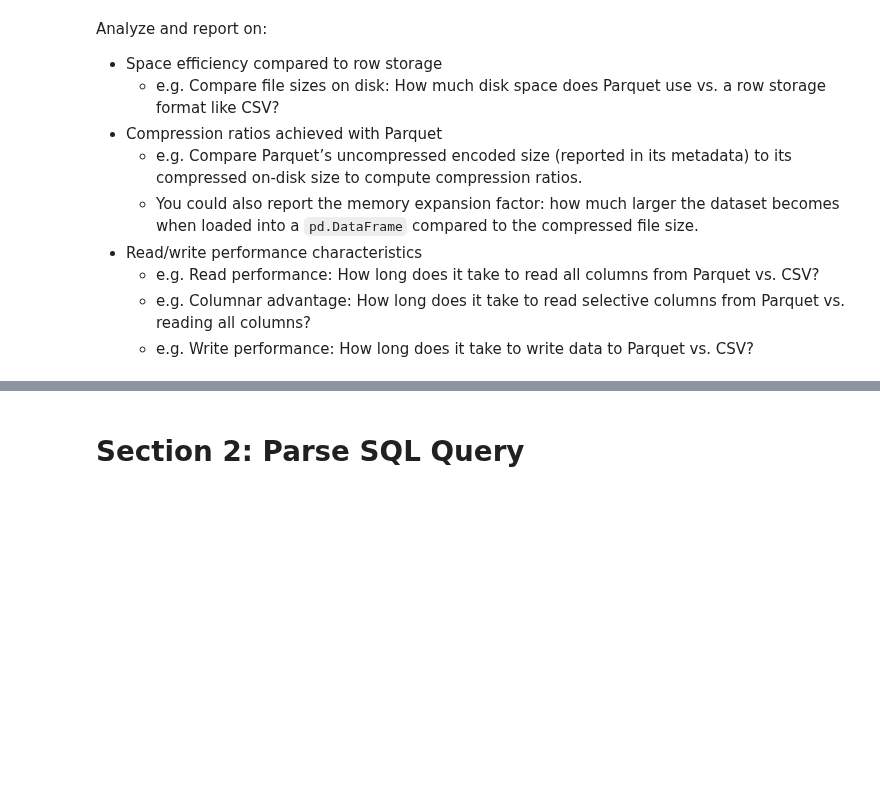
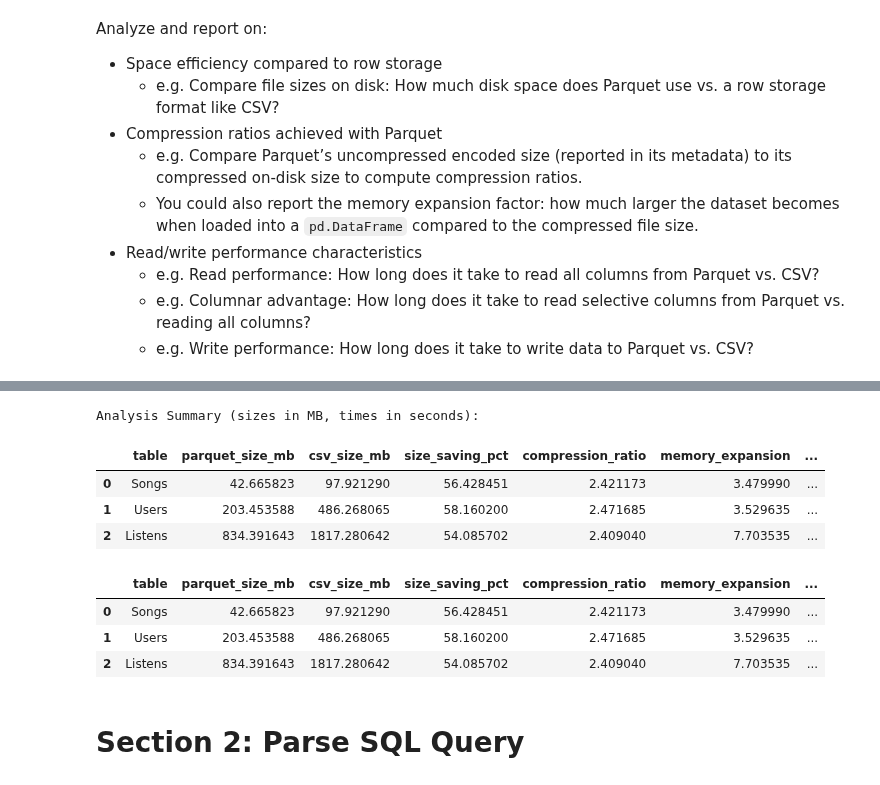
Before and after one commit to berkyalcinkaya/cs145-project2-systems, a Jupyter notebook: cs145_project2_systems_template_fa2025.ipynb, the cells around one changed output, grey strips where cells are left out. Cells and saved outputs as stored; diff of their text form; code cells hidden in the pictures; blank space fills up the shorter version.

```diff
--- a/cs145_project2_systems_template_fa2025.ipynb
+++ b/cs145_project2_systems_template_fa2025.ipynb
@@ -254,3 +402,15 @@ def analyze():
+# %%
+display(analyze(size="1GB"))
+# %% [output]
+Analysis Summary (sizes in MB, times in seconds):
+|  | table | parquet_size_mb | csv_size_mb | size_saving_pct | compression_ratio | memory_expansion | ... |
+| 0 | Songs | 42.665823 | 97.921290 | 56.428451 | 2.421173 | 3.479990 | ... |
+| 1 | Users | 203.453588 | 486.268065 | 58.160200 | 2.471685 | 3.529635 | ... |
+| 2 | Listens | 834.391643 | 1817.280642 | 54.085702 | 2.409040 | 7.703535 | ... |
+|  | table | parquet_size_mb | csv_size_mb | size_saving_pct | compression_ratio | memory_expansion | ... |
+| 0 | Songs | 42.665823 | 97.921290 | 56.428451 | 2.421173 | 3.479990 | ... |
+| 1 | Users | 203.453588 | 486.268065 | 58.160200 | 2.471685 | 3.529635 | ... |
+| 2 | Listens | 834.391643 | 1817.280642 | 54.085702 | 2.409040 | 7.703535 | ... |
 # %% [markdown]
 # Section 2: Parse SQL Query
 # %% [markdown]
```
Also changed, not shown: parts of 8 cells of this notebook.
